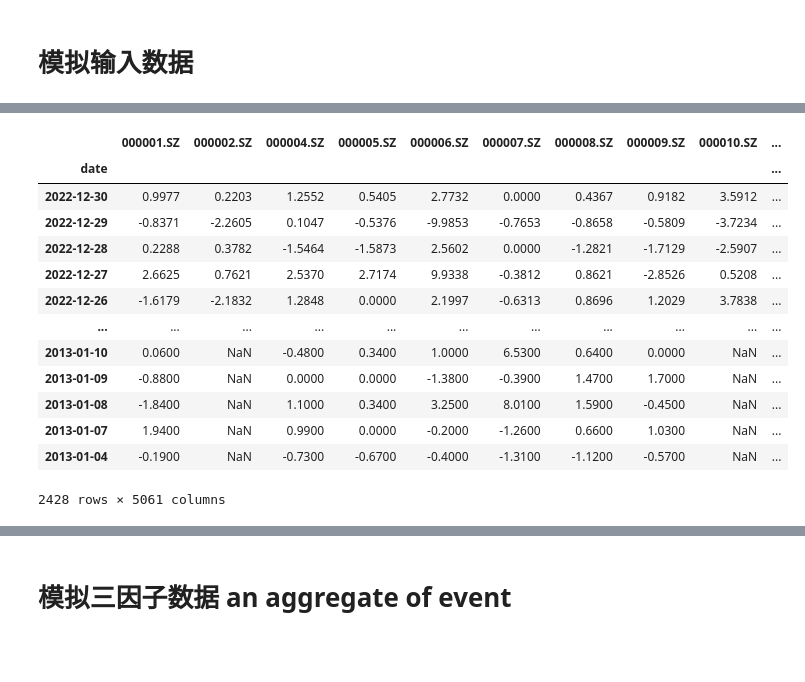
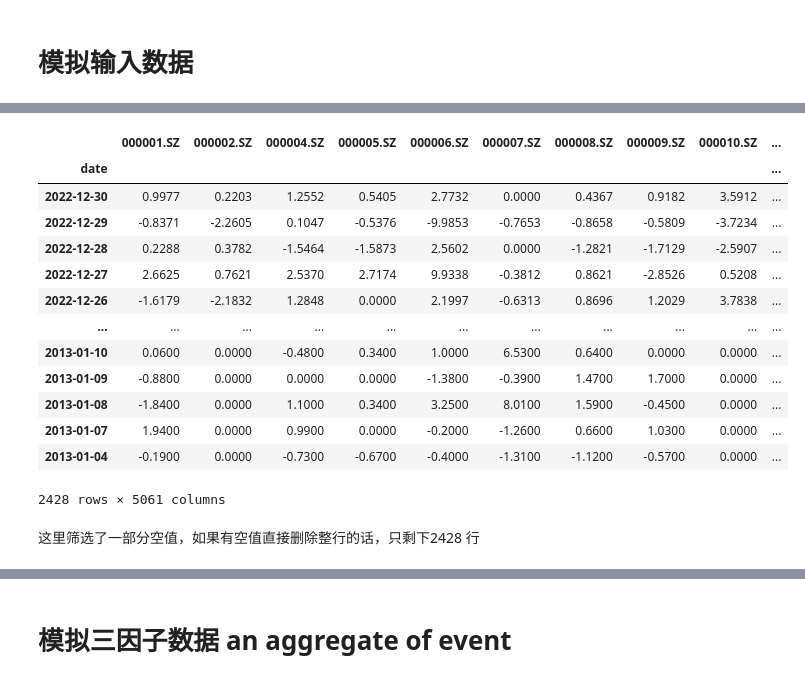
Before and after one commit to Tommyczc/stockMarketAnalysis, a Jupyter notebook: eventStudy.ipynb, the cells around one changed output, grey strips where cells are left out. Cells and saved outputs as stored; diff of their text form; code cells hidden in the pictures; blank space fills up the shorter version.

```diff
--- a/eventStudy.ipynb
+++ b/eventStudy.ipynb
@@ -97,6 +97,7 @@ for stockCode in stockData.groupby('ts_code'):
     # if len(stockCode[1]['pct_chg'].values) >= 1000:
     afterColumnChanged[stockCode[0]]=stockCode[1]['pct_chg']
 
-# afterColumnChanged=afterColumnChanged.replace(np.nan,0)
+afterColumnChanged=afterColumnChanged.replace(np.nan,0)
+# afterColumnChanged=afterColumnChanged.dropna(how="all")
 afterColumnChanged
 # %% [output]
@@ -104,15 +105,17 @@ C:\Users\87066\AppData\Local\Temp\ipyker
 |  | 000001.SZ | 000002.SZ | 000004.SZ | 000005.SZ | 000006.SZ | 000007.SZ | 000008.SZ | 000009.SZ | 000010.SZ | ... |
 | date |  |  |  |  |  |  |  |  |  | ... |
 | 2022-12-30 | 0.9977 | 0.2203 | 1.2552 | 0.5405 | 2.7732 | 0.0000 | 0.4367 | 0.9182 | 3.5912 | ... |
 | 2022-12-29 | -0.8371 | -2.2605 | 0.1047 | -0.5376 | -9.9853 | -0.7653 | -0.8658 | -0.5809 | -3.7234 | ... |
 | 2022-12-28 | 0.2288 | 0.3782 | -1.5464 | -1.5873 | 2.5602 | 0.0000 | -1.2821 | -1.7129 | -2.5907 | ... |
 | 2022-12-27 | 2.6625 | 0.7621 | 2.5370 | 2.7174 | 9.9338 | -0.3812 | 0.8621 | -2.8526 | 0.5208 | ... |
 | 2022-12-26 | -1.6179 | -2.1832 | 1.2848 | 0.0000 | 2.1997 | -0.6313 | 0.8696 | 1.2029 | 3.7838 | ... |
 | ... | ... | ... | ... | ... | ... | ... | ... | ... | ... | ... |
-| 2013-01-10 | 0.0600 | NaN | -0.4800 | 0.3400 | 1.0000 | 6.5300 | 0.6400 | 0.0000 | NaN | ... |
-| 2013-01-09 | -0.8800 | NaN | 0.0000 | 0.0000 | -1.3800 | -0.3900 | 1.4700 | 1.7000 | NaN | ... |
-| 2013-01-08 | -1.8400 | NaN | 1.1000 | 0.3400 | 3.2500 | 8.0100 | 1.5900 | -0.4500 | NaN | ... |
-| 2013-01-07 | 1.9400 | NaN | 0.9900 | 0.0000 | -0.2000 | -1.2600 | 0.6600 | 1.0300 | NaN | ... |
-| 2013-01-04 | -0.1900 | NaN | -0.7300 | -0.6700 | -0.4000 | -1.3100 | -1.1200 | -0.5700 | NaN | ... |
+| 2013-01-10 | 0.0600 | 0.0000 | -0.4800 | 0.3400 | 1.0000 | 6.5300 | 0.6400 | 0.0000 | 0.0000 | ... |
+| 2013-01-09 | -0.8800 | 0.0000 | 0.0000 | 0.0000 | -1.3800 | -0.3900 | 1.4700 | 1.7000 | 0.0000 | ... |
+| 2013-01-08 | -1.8400 | 0.0000 | 1.1000 | 0.3400 | 3.2500 | 8.0100 | 1.5900 | -0.4500 | 0.0000 | ... |
+| 2013-01-07 | 1.9400 | 0.0000 | 0.9900 | 0.0000 | -0.2000 | -1.2600 | 0.6600 | 1.0300 | 0.0000 | ... |
+| 2013-01-04 | -0.1900 | 0.0000 | -0.7300 | -0.6700 | -0.4000 | -1.3100 | -1.1200 | -0.5700 | 0.0000 | ... |
 2428 rows × 5061 columns
+# %% [markdown]
+这里筛选了一部分空值，如果有空值直接删除整行的话，只剩下2428 行
 # %%
```
Also changed, not shown: parts of 13 cells of this notebook, 15 other files.
